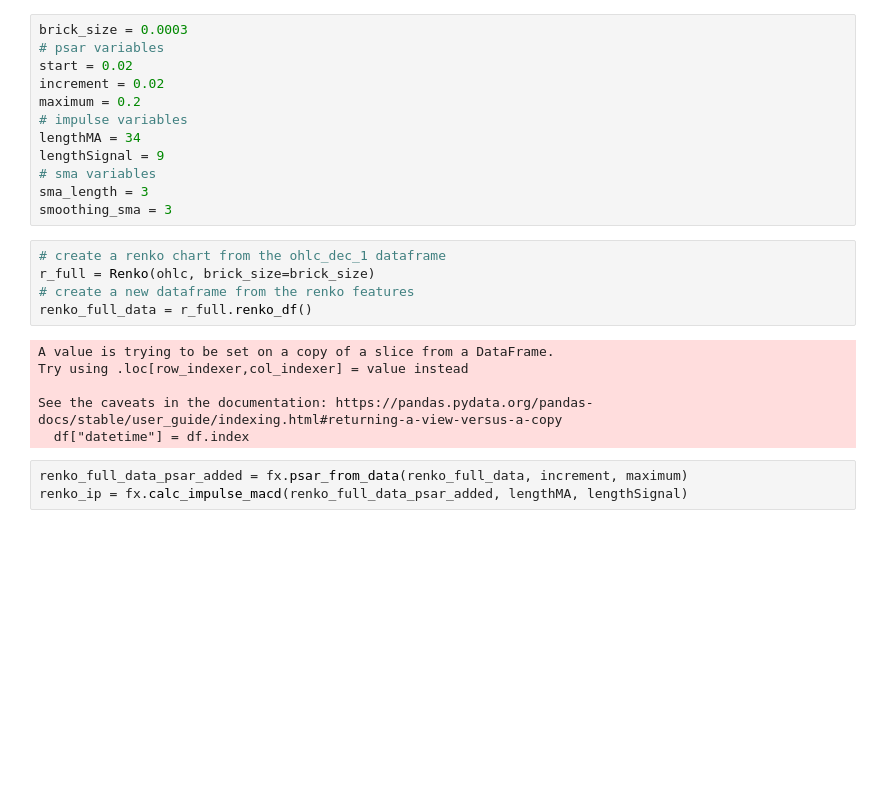
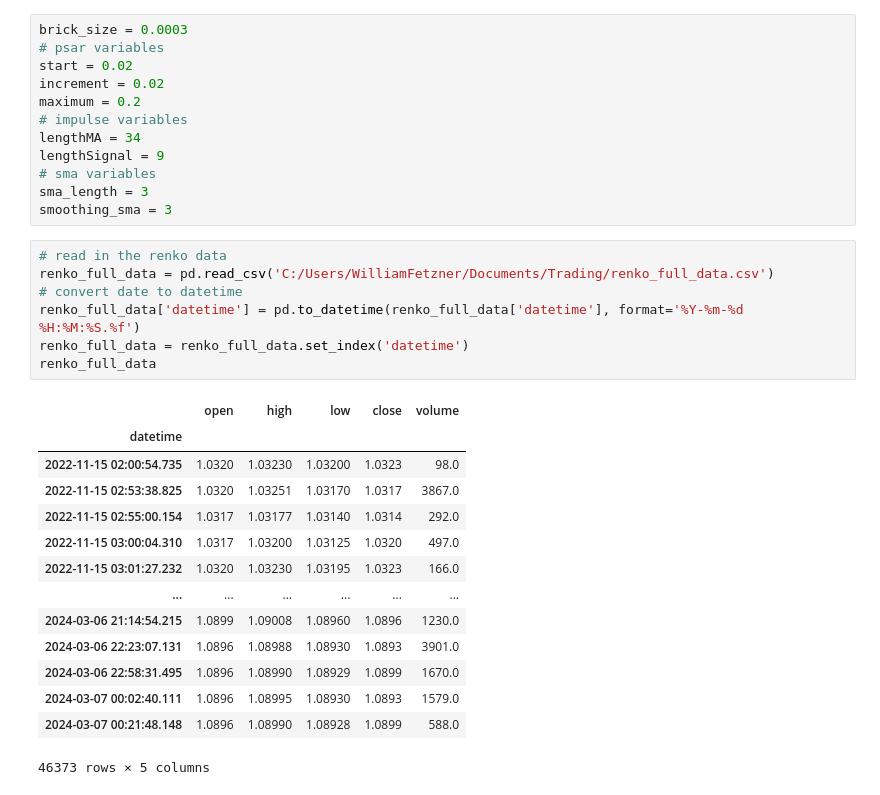
Before and after one commit to lilfetz22/FinRL-Meta, a Jupyter notebook: meta/env_fx_trading/reinf_learning.ipynb, the cells around one changed output. Cells and saved outputs as stored; diff of their text form; blank space fills up the shorter version.

```diff
--- a/meta/env_fx_trading/reinf_learning.ipynb
+++ b/meta/env_fx_trading/reinf_learning.ipynb
@@ -70,19 +29,27 @@ lengthSignal = 9
 # sma variables
 sma_length = 3
 smoothing_sma = 3
-# %%
-# create a renko chart from the ohlc_dec_1 dataframe
-r_full = Renko(ohlc, brick_size=brick_size)
-# create a new dataframe from the renko features
-renko_full_data = r_full.renko_df()
-# %% [output]
-A value is trying to be set on a copy of a slice from a DataFrame.
-Try using .loc[row_indexer,col_indexer] = value instead
-
-See the caveats in the documentation: https://pandas.pydata.org/pandas-docs/stable/user_guide/indexing.html#returning-a-view-versus-a-copy
-  df["datetime"] = df.index
-# %%
-renko_full_data_psar_added = fx.psar_from_data(renko_full_data, increment, maximum)
-renko_ip = fx.calc_impulse_macd(renko_full_data_psar_added, lengthMA, lengthSignal)
+# %%
+# read in the renko data
+renko_full_data = pd.read_csv('C:/Users/WilliamFetzner/Documents/Trading/renko_full_data.csv')
+# convert date to datetime
+renko_full_data['datetime'] = pd.to_datetime(renko_full_data['datetime'], format='%Y-%m-%d %H:%M:%S.%f')
+renko_full_data = renko_full_data.set_index('datetime')
+renko_full_data
+# %% [output]
+|  | open | high | low | close | volume |
+| datetime |  |  |  |  |  |
+| 2022-11-15 02:00:54.735 | 1.0320 | 1.03230 | 1.03200 | 1.0323 | 98.0 |
+| 2022-11-15 02:53:38.825 | 1.0320 | 1.03251 | 1.03170 | 1.0317 | 3867.0 |
+| 2022-11-15 02:55:00.154 | 1.0317 | 1.03177 | 1.03140 | 1.0314 | 292.0 |
+| 2022-11-15 03:00:04.310 | 1.0317 | 1.03200 | 1.03125 | 1.0320 | 497.0 |
+| 2022-11-15 03:01:27.232 | 1.0320 | 1.03230 | 1.03195 | 1.0323 | 166.0 |
+| ... | ... | ... | ... | ... | ... |
+| 2024-03-06 21:14:54.215 | 1.0899 | 1.09008 | 1.08960 | 1.0896 | 1230.0 |
+| 2024-03-06 22:23:07.131 | 1.0896 | 1.08988 | 1.08930 | 1.0893 | 3901.0 |
+| 2024-03-06 22:58:31.495 | 1.0896 | 1.08990 | 1.08929 | 1.0899 | 1670.0 |
+| 2024-03-07 00:02:40.111 | 1.0896 | 1.08995 | 1.08930 | 1.0893 | 1579.0 |
+| 2024-03-07 00:21:48.148 | 1.0896 | 1.08990 | 1.08928 | 1.0899 | 588.0 |
+46373 rows × 5 columns
 # %%
 # calculate the sma of the open high low, close / 4 for 3 periods
```
Also changed, not shown: parts of 12 cells of this notebook.
